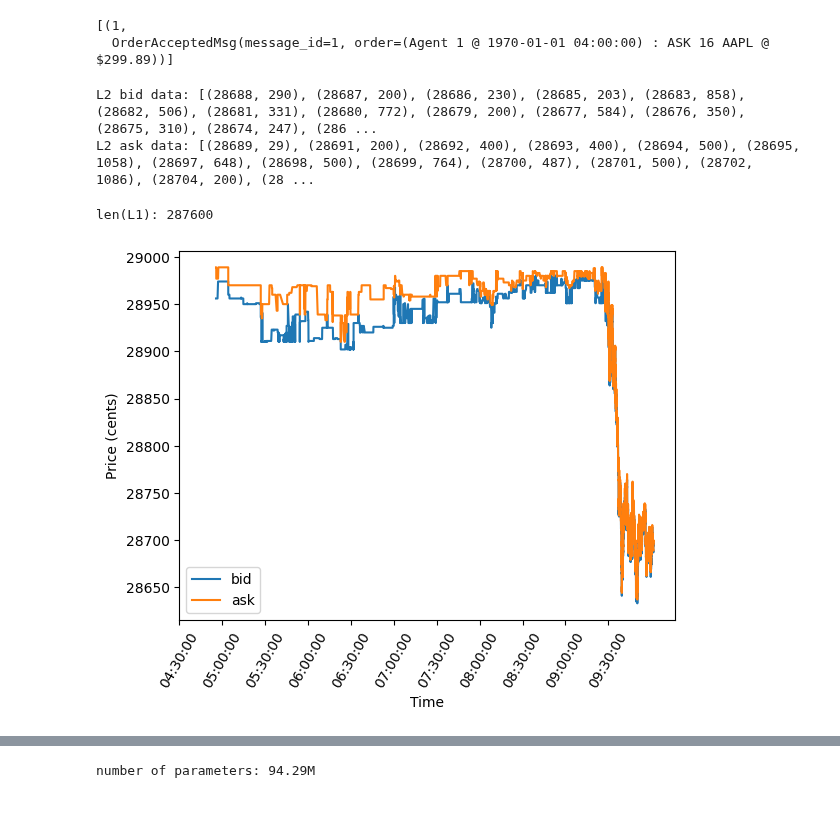
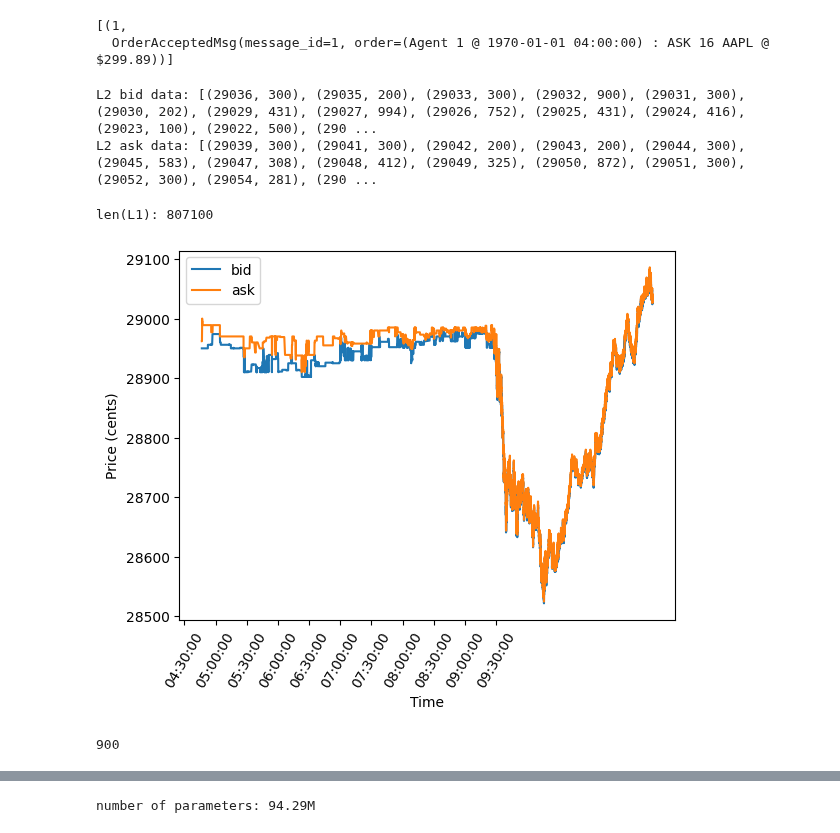
Before and after one commit to kingofguan/MarketGPT, a Jupyter notebook: notebooks/simulate.ipynb, the cells around one changed output, grey strips where cells are left out. Saved outputs shown, nothing was run; the diff lists cells and outputs as text; code cells hidden in the pictures.

```diff
--- a/notebooks/simulate.ipynb
+++ b/notebooks/simulate.ipynb
@@ -51,14 +51,17 @@ from equities.data_processing import itch_encoding
 # checkpoint =  parent_folder_path + '/out/ckpt_pretrain_v1.pt'
 # checkpoint =  parent_folder_path + '/out/ckpt_pretrain_v2.pt'
 # checkpoint =  parent_folder_path + '/out/ckpt_pretrain_v3.pt'
+# checkpoint =  parent_folder_path + '/out/ckpt_pretrain_v4.pt'
 
 # checkpoint =  parent_folder_path + '/out/ckpt_finetune_AAPL_v1.pt'
 # checkpoint =  parent_folder_path + '/out/ckpt_finetune_AAPL_v2.pt'
 checkpoint =  parent_folder_path + '/out/ckpt_finetune_AAPL_v3.pt'
+# checkpoint =  parent_folder_path + '/out/ckpt_finetune_AAPL_v4.pt'
 
 # dataset = '12302019.NASDAQ_ITCH50_AAPL_message_proc.npy' # dataset to use for initial prompt
 # start = "\n" # or "<|endoftext|>" or etc. Can also specify a file, use as: "FILE:prompt.txt"
-msgs_to_load_LOB = 287500 # 10am # 15700 # 9:30am # number of initial messages to load LOB with
+# msgs_to_load_LOB = 287500 # 10am # 15700 -> 9:30am # number of initial messages to load LOB with
+msgs_to_load_LOB = 807000 # 12pm # number of initial messages to load dataset with
 num_context_msgs = 100 # 400 # number of messages from dataset to use as context
 # num_samples = 10 # number of samples to draw
 num_samples = 1 # number of samples to draw (think of like monte carlo paths)
@@ -71,7 +74,7 @@ top_k = None
 top_p = 0.98 # keep the top tokens with cumulative probability >= top_p (nucleus filtering)
 # top_p = 0.98 # keep the top tokens with cumulative probability >= top_p (nucleus filtering)
 assert 0.0 <= top_p <= 1.0
-seed = 42 # + 200
+seed = 42 # * 3 # + 200
 vocab = itch_encoding.Vocab()
 use_sink = True # if True, use a dedicated sink token at the start of every training sample (per https://arxiv.org/pdf/2309.17453.pdf)
 use_bpe = False # True # if True, use byte pair encoding to encode the dataset
@@ -449,42 +456,48 @@ for msg in proc_messages:
 print("L2 bid data:", order_books[symbols[0]].get_l2_bid_data())
 print("L2 ask data:", order_books[symbols[0]].get_l2_ask_data())
 # %% [output]
-L2 bid data: [(28688, 290), (28687, 200), (28686, 230), (28685, 203), (28683, 858), (28682, 506), (28681, 331), (28680, 772), (28679, 200), (28677, 584), (28676, 350), (28675, 310), (28674, 247), (286 ...
-L2 ask data: [(28689, 29), (28691, 200), (28692, 400), (28693, 400), (28694, 500), (28695, 1058), (28697, 648), (28698, 500), (28699, 764), (28700, 487), (28701, 500), (28702, 1086), (28704, 200), (28 ...
+L2 bid data: [(29036, 300), (29035, 200), (29033, 300), (29032, 900), (29031, 300), (29030, 202), (29029, 431), (29027, 994), (29026, 752), (29025, 431), (29024, 416), (29023, 100), (29022, 500), (290 ...
+L2 ask data: [(29039, 300), (29041, 300), (29042, 200), (29043, 200), (29044, 300), (29045, 583), (29047, 308), (29048, 412), (29049, 325), (29050, 872), (29051, 300), (29052, 300), (29054, 281), (290 ...
 # %%
 print("len(L1):", len(L1))
 
 # plot L1 data
 times = [L1[i][0] for i in range(len(L1))]
 bids = [L1[i][1][0] for i in range(len(L1))]
 asks = [L1[i][2][0] for i in range(len(L1))]
 # plt.plot(times, bids, label='bid')
 # plt.plot(times, asks, label='ask')
 
 # plot recent time steps
 # plt.plot(times[-14000:], bids[-14000:], label='bid')
 # # plt.plot(times[-14000:], asks[-14000:], label='ask')
 
 # plt.plot(times[-286000:], bids[-286000:], label='bid')
 # plt.plot(times[-286000:], asks[-286000:], label='ask')
-plt.plot(times[-286600:], bids[-286600:], label='bid')
-plt.plot(times[-286600:], asks[-286600:], label='ask')
+# plt.plot(times[-286600:], bids[-286600:], label='bid')
+# plt.plot(times[-286600:], asks[-286600:], label='ask')
+plt.plot(times[900:], bids[900:], label='bid')
+plt.plot(times[900:], asks[900:], label='ask')
 
 plt.legend()
 plt.xlabel("Time")
 plt.ylabel("Price (cents)")
 # plt.show()
 
 time_mesh = np.arange(
     str_to_ns("04:30:00"),
     # str_to_ns("09:30:00"),
     str_to_ns("10:00:00"),
     1e9*60*30 # last number is minutes increment (every 30 minutes in this case)
 )
 _=plt.xticks(time_mesh, [ fmt_ts(time).split(" ")[1] for time in time_mesh], rotation=60 )
 # %% [output]
-len(L1): 287600
+len(L1): 807100
-[figure, old version]
+[figure, new version]
+# %%
+287500 - 286600
+# %% [output]
+900
 # %%
 # plt.style.use('dark_background')
 # plt.rc('axes', axisbelow=True)
```
Also changed, not shown: parts of 22 cells of this notebook, 3 other files.
